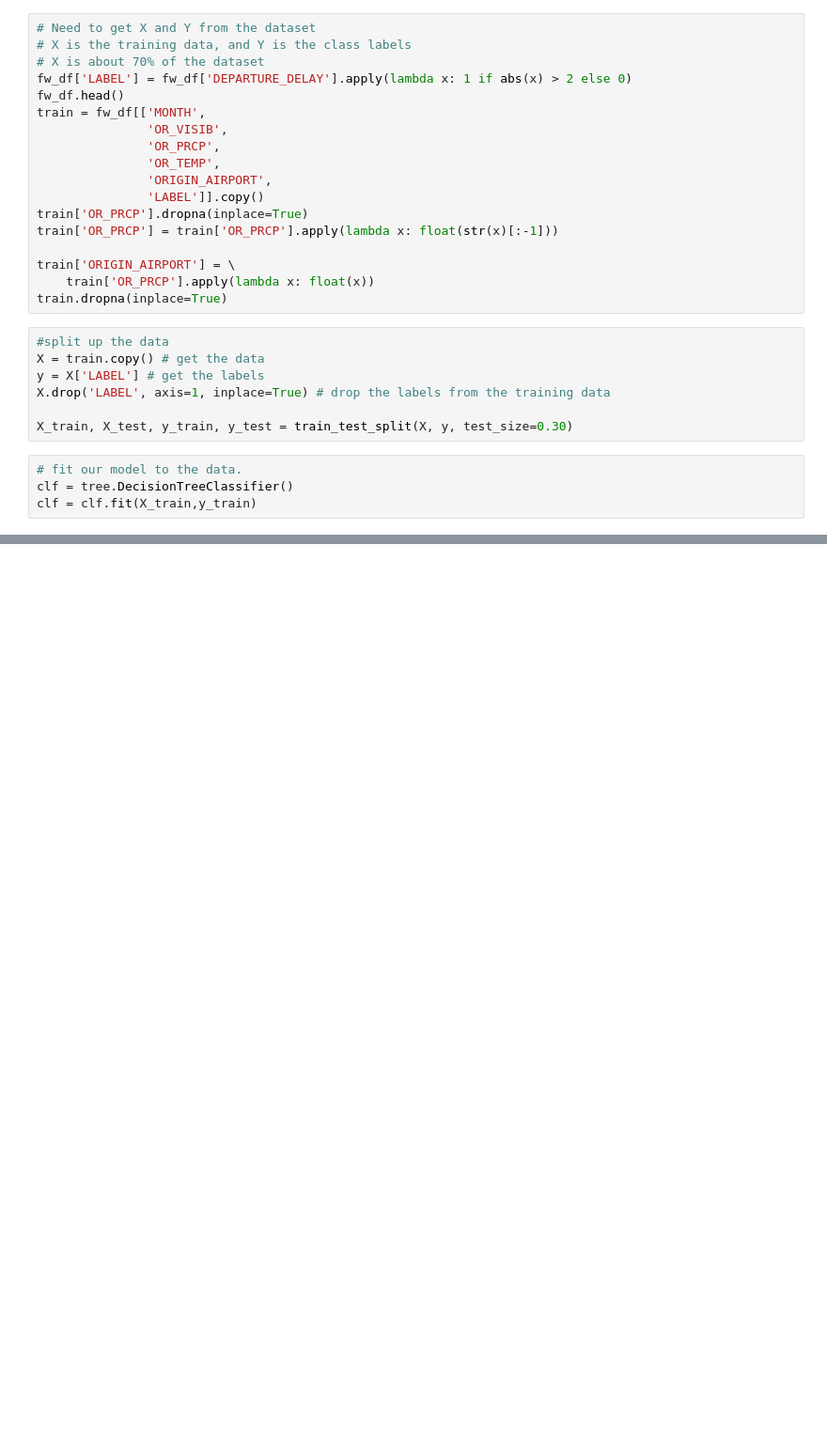
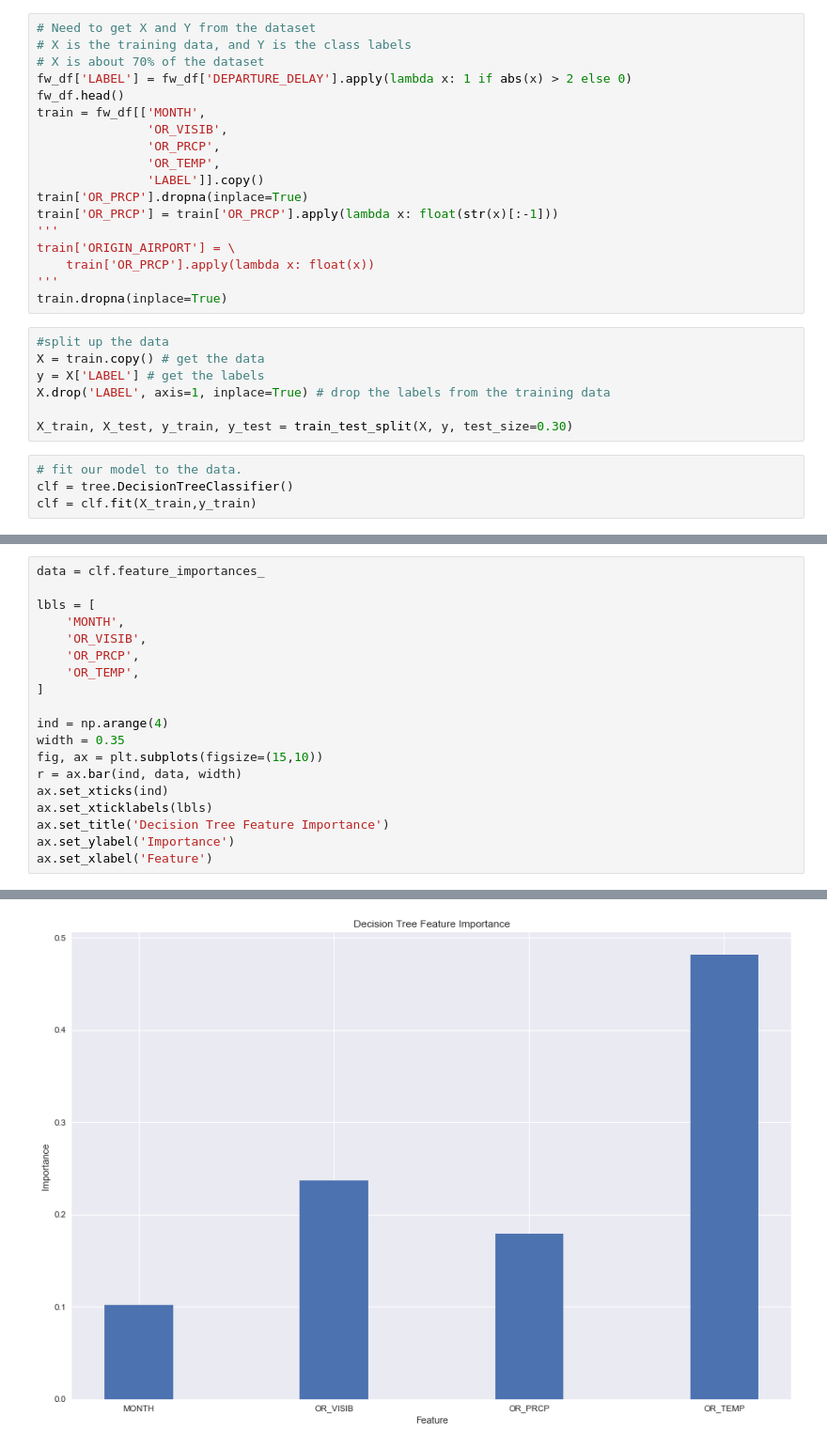
Before and after one commit to UNCG-CSE/Volag, a Jupyter notebook: src/decision_trees.ipynb, the cells around one changed output, grey strips where cells are left out. Shown at 94% size. Drawn from its saved outputs; the diff is of its cells as text; blank space fills up the shorter version.

```diff
--- a/src/decision_trees.ipynb
+++ b/src/decision_trees.ipynb
@@ -149,13 +146,13 @@ train = fw_df[['MONTH',
                'OR_VISIB',
                'OR_PRCP',
                'OR_TEMP',
-               'ORIGIN_AIRPORT',
                'LABEL']].copy()
 train['OR_PRCP'].dropna(inplace=True)
 train['OR_PRCP'] = train['OR_PRCP'].apply(lambda x: float(str(x)[:-1]))
-
+'''
 train['ORIGIN_AIRPORT'] = \
     train['OR_PRCP'].apply(lambda x: float(x))
+'''
 train.dropna(inplace=True)
 # %%
 #split up the data
@@ -182,0 +180,20 @@ array([ 0.09793521,  0.21936376,  0.08872761,  0.50122351,  0.09274991])
+# %%
+data = clf.feature_importances_
+
+lbls = [
+    'MONTH',
+    'OR_VISIB',
+    'OR_PRCP',
+    'OR_TEMP',
+]
+
+ind = np.arange(4)
+width = 0.35
+fig, ax = plt.subplots(figsize=(15,10))
+r = ax.bar(ind, data, width)
+ax.set_xticks(ind)
+ax.set_xticklabels(lbls)
+ax.set_title('Decision Tree Feature Importance')
+ax.set_ylabel('Importance')
+ax.set_xlabel('Feature')
+# %% [output]
@@ -182,0 +201 @@ array([ 0.09793521,  0.21936376,  0.08872761,  0.50122351,  0.09274991])
+[figure, added]
```
Also changed, not shown: parts of 11 cells of this notebook.
